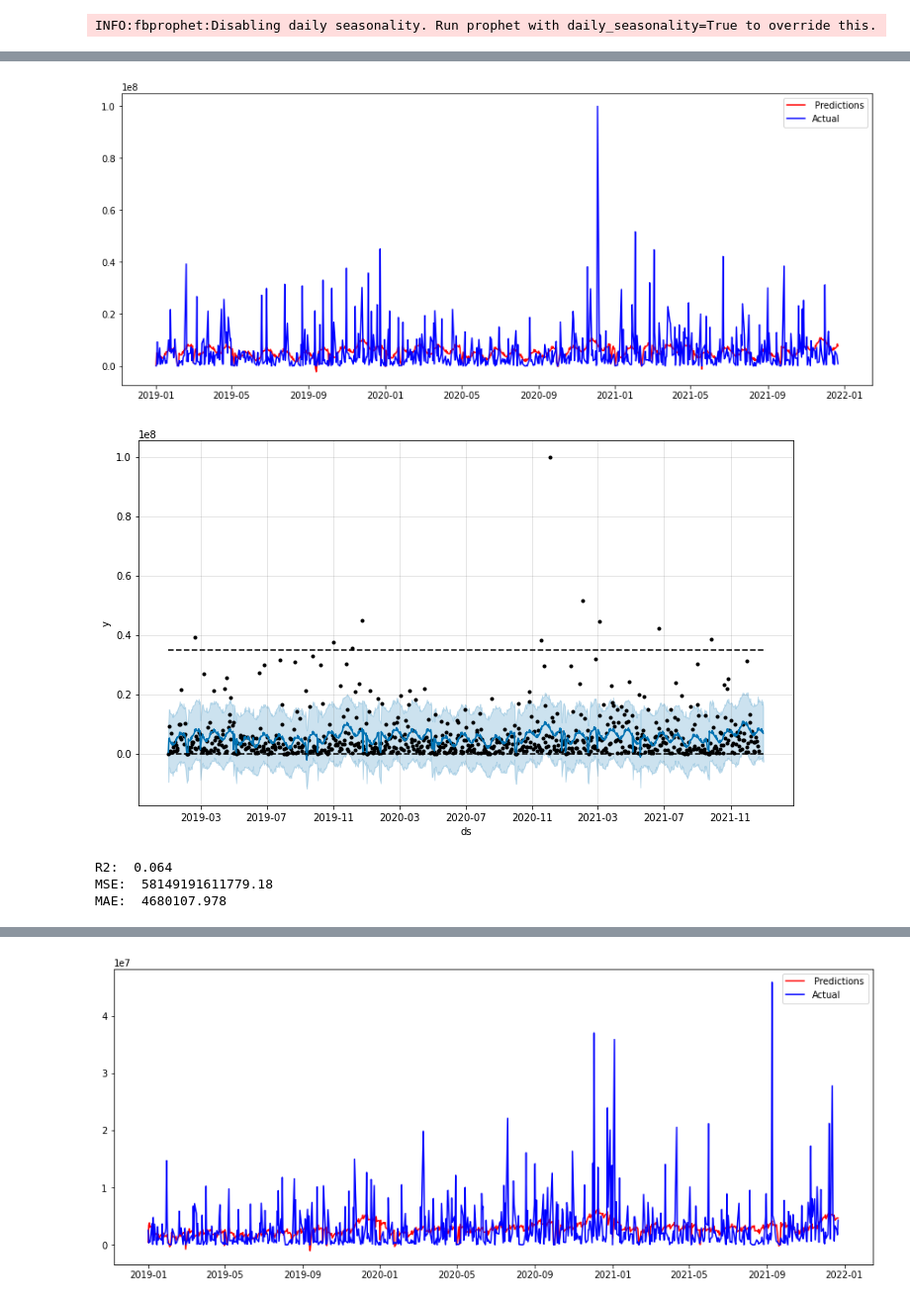
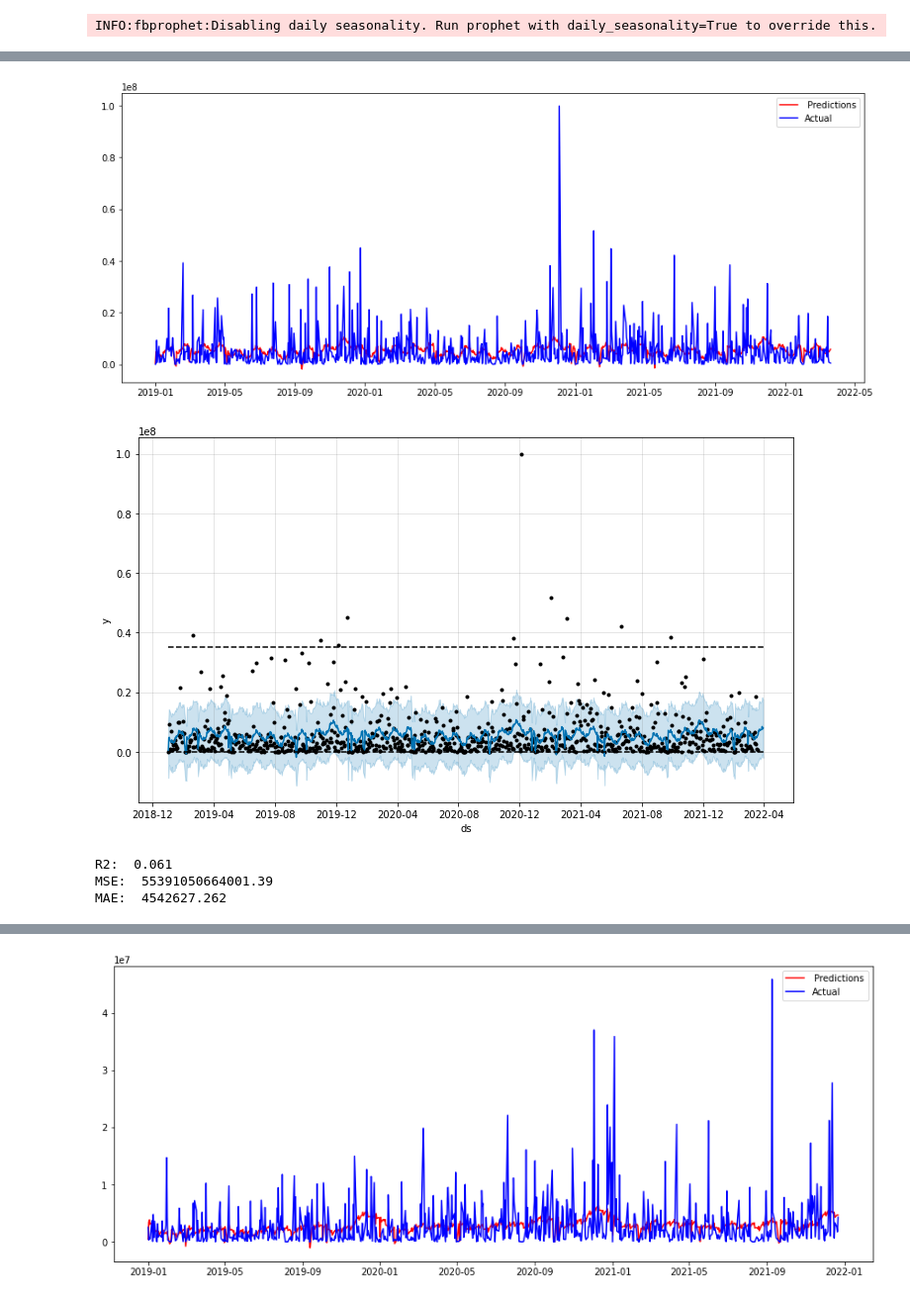
Before and after one commit to parkyw2/keggle, a Jupyter notebook: 기재품_수선비_공장별.ipynb, the cells around one changed output, grey strips where cells are left out. Shown at 99% size. Drawn from its saved outputs; the diff is of its cells as text; code cells hidden in the pictures.

```diff
--- a/기재품_수선비_공장별.ipynb
+++ b/기재품_수선비_공장별.ipynb
@@ -272,7 +196,14 @@ final_1110.tail()
 # %%
 #Ansung
+
 df_1120 = df[['date','1120']]
 df_1120['ds'] = pd.to_datetime(df_1120['date'])
 df_1120['y'] = df_1120['1120']
 df_1120 = df_1120.loc[:,['ds', 'y']]
-df_1120.head()
+df_1120['ds'] = pd.to_datetime(df_1120['ds'])
+df_1120 = df_1120[df_1120['ds'].dt.dayofweek < 5]
+df_1120['date_index'] = df_1120['ds']
+df_1120 = df_1120.set_index('date_index')
+df_1120['cap'] = 30000000
+df_1120['floor'] = 0
+df_1120 = df_1120[datetime(2019, 1, 1):datetime(2022, 3, 21)]
@@ -307,6 +210,3 @@ df_1120.head(10)
-# %%
-from datetime import datetime
-df_1120 = df_1120[datetime(2019, 1, 1):datetime(2021, 12, 22)]
 # %%
 plt.figure(figsize = (25, 9))
 plt.plot(df_1120.index,df_1120.y)
@@ -319,9 +223,11 @@ m.add_seasonality(name='monthly', period=30.5, fourier_order=2)
 m.add_country_holidays(country_name='KR')
 m.fit(df_1120)
 
-future = m.make_future_dataframe(periods=9)
+future = m.make_future_dataframe(periods=10)             # periods를 수정!!
 future = future[future['ds'].dt.dayofweek < 5]
 future['cap'] = 35000000
 future['floor'] = 0
+forecast=m.predict(future)
+preds= forecast['yhat'][:-8]                  # 숫자를 수정!!
 # %% [output]
 INFO:fbprophet:Disabling daily seasonality. Run prophet with daily_seasonality=True to override this.
@@ -344,16 +234,15 @@ forecast.tail(10)
 # %%
-preds= forecast['yhat'][:-7]
 plt.figure(figsize=(15,6))
 plt.plot(df_1120.index,preds,color='red',label=' Predictions')
 plt.plot(df_1120.index,df_1120.y,color='blue',label='Actual')
 plt.legend()
 plt.show()
 # %% [output]
-[figure, old version]
+[figure, new version]
 # %%
 fig = m.plot(m.predict(future))
 # %% [output]
-[figure, old version]
+[figure, new version]
 # %%
 r2 = round(r2_score(df_1120["y"], preds), 3)
 mse = round(mean_squared_error(df_1120["y"], preds), 3)
@@ -362,9 +251,9 @@ print("R2: ", r2)
 print("MSE: ", mse)
 print("MAE: ", mae)
 # %% [output]
-R2:  0.064
-MSE:  58149191611779.18
-MAE:  4680107.978
+R2:  0.061
+MSE:  55391050664001.39
+MAE:  4542627.262
 # %%
 fig = m.plot_components(forecast)
 # %% [output]
```
Also changed, not shown: parts of 33 cells of this notebook.
